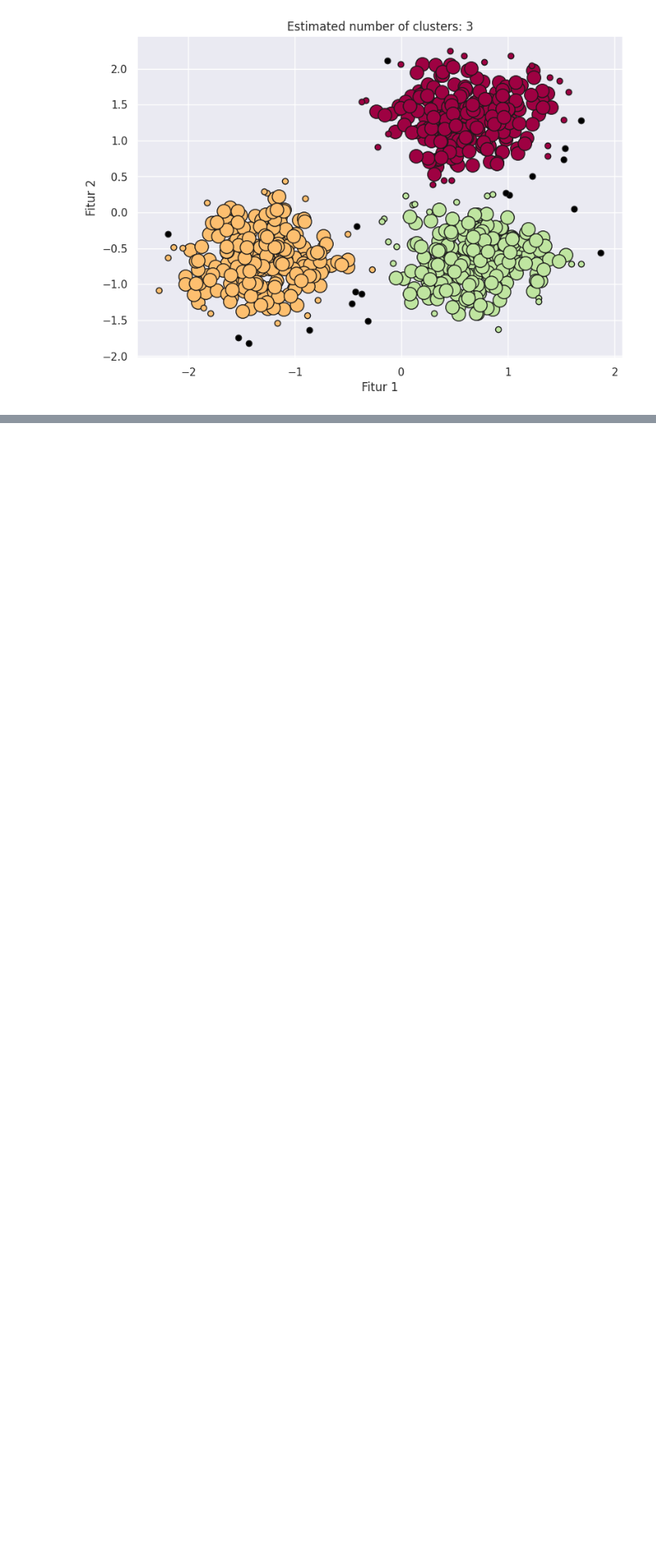
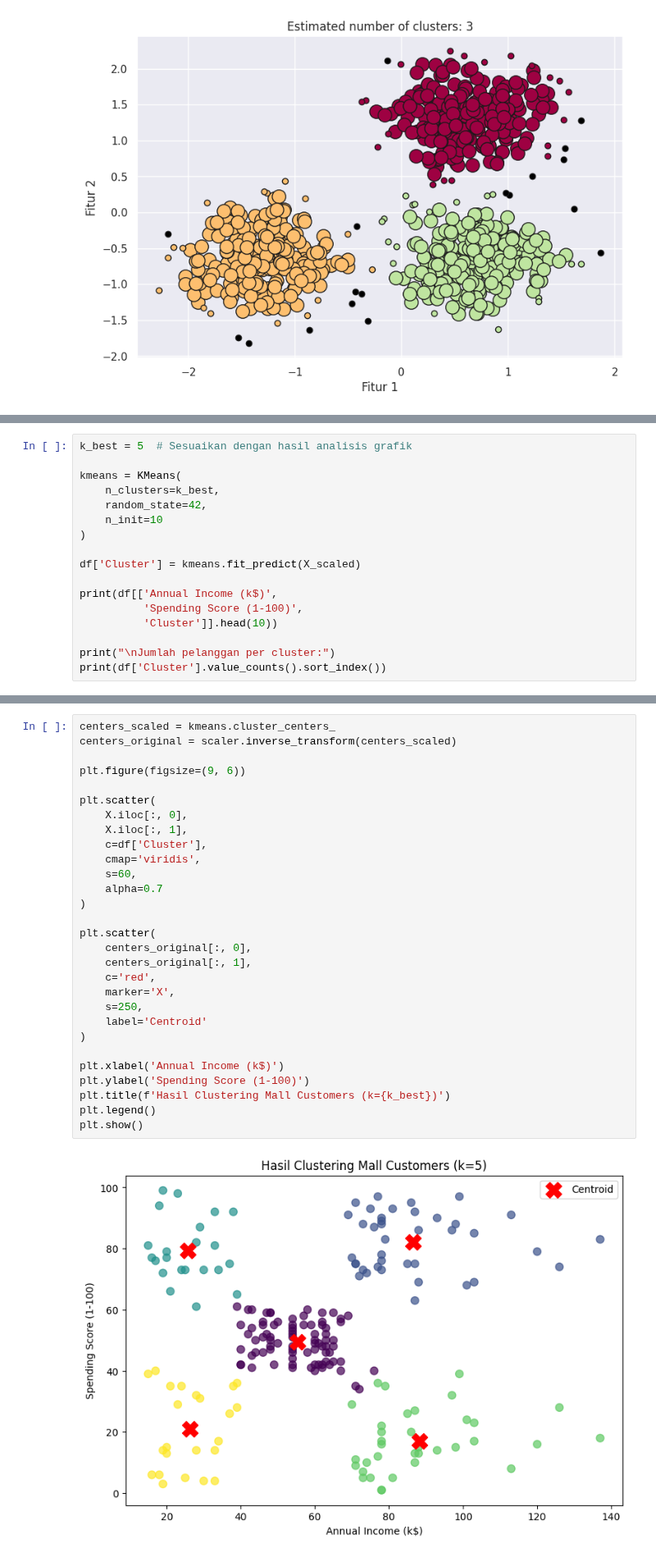
Before and after one commit to iqbaal24/ML2026, a Jupyter notebook: jobsheet_244107020105_MOHAMMAD_IQBAL.ipynb, the cells around one changed output, grey strips where cells are left out. Shown at 82% size. Drawn from its saved outputs; the diff is of its cells as text; blank space fills up the shorter version.

```diff
--- a/jobsheet_244107020105_MOHAMMAD_IQBAL.ipynb
+++ b/jobsheet_244107020105_MOHAMMAD_IQBAL.ipynb
@@ -642,0 +782,17 @@ plt.show()
+# %%
+k_best = 5  # Sesuaikan dengan hasil analisis grafik
+
+kmeans = KMeans(
+    n_clusters=k_best,
+    random_state=42,
+    n_init=10
+)
+
+df['Cluster'] = kmeans.fit_predict(X_scaled)
+
+print(df[['Annual Income (k$)',
+          'Spending Score (1-100)',
+          'Cluster']].head(10))
+
+print("\nJumlah pelanggan per cluster:")
+print(df['Cluster'].value_counts().sort_index())
@@ -642,0 +820,31 @@ plt.show()
+# %%
+centers_scaled = kmeans.cluster_centers_
+centers_original = scaler.inverse_transform(centers_scaled)
+
+plt.figure(figsize=(9, 6))
+
+plt.scatter(
+    X.iloc[:, 0],
+    X.iloc[:, 1],
+    c=df['Cluster'],
+    cmap='viridis',
+    s=60,
+    alpha=0.7
+)
+
+plt.scatter(
+    centers_original[:, 0],
+    centers_original[:, 1],
+    c='red',
+    marker='X',
+    s=250,
+    label='Centroid'
+)
+
+plt.xlabel('Annual Income (k$)')
+plt.ylabel('Spending Score (1-100)')
+plt.title(f'Hasil Clustering Mall Customers (k={k_best})')
+plt.legend()
+plt.show()
+# %% [output]
+[figure, added]
```
Also changed, not shown: parts of 25 cells of this notebook.
